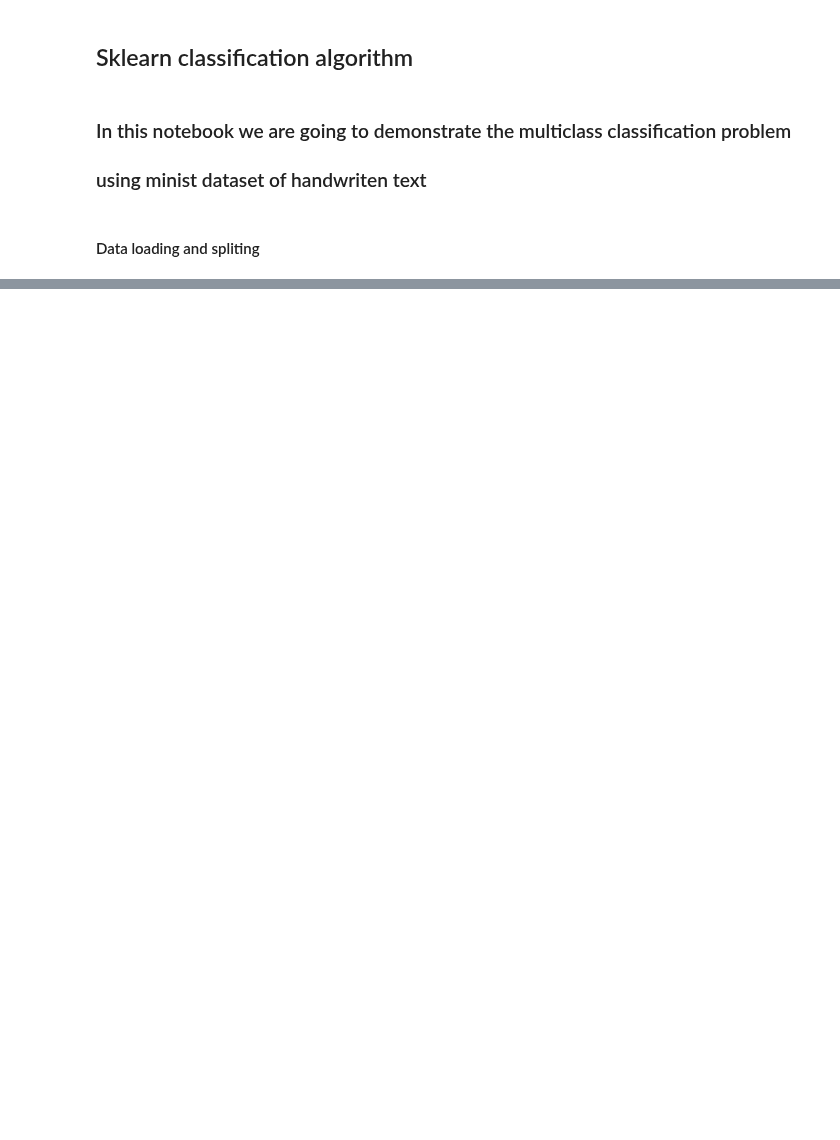
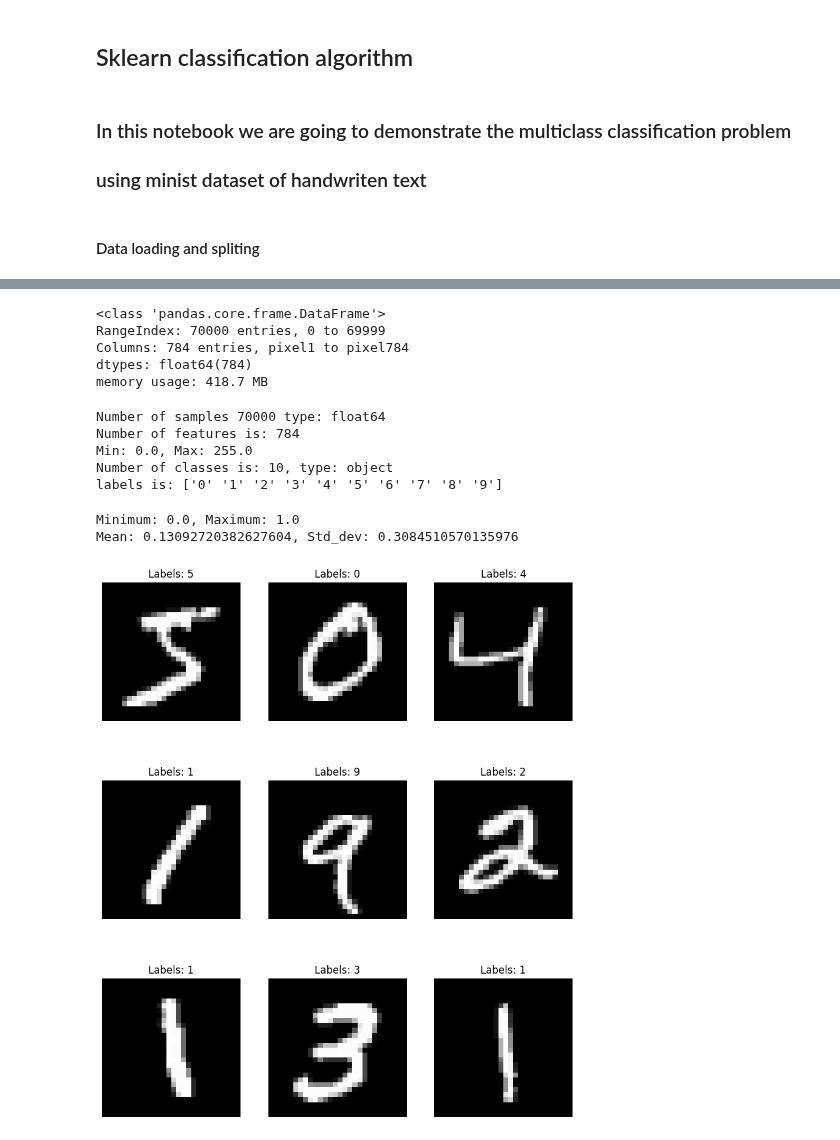
Before and after one commit to aniketkalra11/basic_kaggle_practice, a Jupyter notebook: MLP_practice_book/week5/classification_sklearn.ipynb, the cells around one changed output, grey strips where cells are left out. Saved outputs shown, nothing was run; the diff lists cells and outputs as text; code cells hidden in the pictures; blank space fills up the shorter version.

```diff
--- a/MLP_practice_book/week5/classification_sklearn.ipynb
+++ b/MLP_practice_book/week5/classification_sklearn.ipynb
@@ -27,0 +50,46 @@ X, y = fetch_openml('mnist_784', version= 1, return_X_y= True)
+# %%
+X.info()
+# %% [output]
+<class 'pandas.core.frame.DataFrame'>
+RangeIndex: 70000 entries, 0 to 69999
+Columns: 784 entries, pixel1 to pixel784
+dtypes: float64(784)
+memory usage: 418.7 MB
+# %%
+X = X.to_numpy()
+y = y.to_numpy()
+# %%
+target_names = np.unique(y)
+print('Number of samples {0} type: {1}'.format(X.shape[0], X.dtype))
+print('Number of features is: {0}'.format(X.shape[1]))
+print('Min: {0}, Max: {1}'.format(X.min(), X.max()))
+print('Number of classes is: {0}, type: {1}'.format(len(target_names), y.dtype))
+print('labels is: {0}'.format(target_names))
+# %% [output]
+Number of samples 70000 type: float64
+Number of features is: 784
+Min: 0.0, Max: 255.0
+Number of classes is: 10, type: object
+labels is: ['0' '1' '2' '3' '4' '5' '6' '7' '8' '9']
+# %%
+X = MinMaxScaler().fit_transform(X)
+print('Minimum: {0}, Maximum: {1}'.format(np.min(X), np.max(X)))
+print('Mean: {0}, Std_dev: {1}'.format(np.mean(X), np.std(X)))
+# np.std(X)
+# np.mean(X)
+# %% [output]
+Minimum: 0.0, Maximum: 1.0
+Mean: 0.13092720382627604, Std_dev: 0.3084510570135976
+# %%
+num_images = 9
+factor = int(np.sqrt(num_images))
+fig, ax = plt.subplots(nrows= factor, ncols= factor, figsize= (10,12))
+idx_offset = 0
+for i in range(factor):
+    index = idx_offset + i * (factor)
+    for j in range(factor):
+        ax[i, j].imshow(X[index+j].reshape(28,28), cmap= 'gray')
+        ax[i, j].set_title('Labels: {0}'.format(str(y[index + j])))
+        ax[i, j].set_axis_off()
+# %% [output]
+[figure, added]
```
Also changed, not shown: parts of 23 cells of this notebook, 1 other file.
